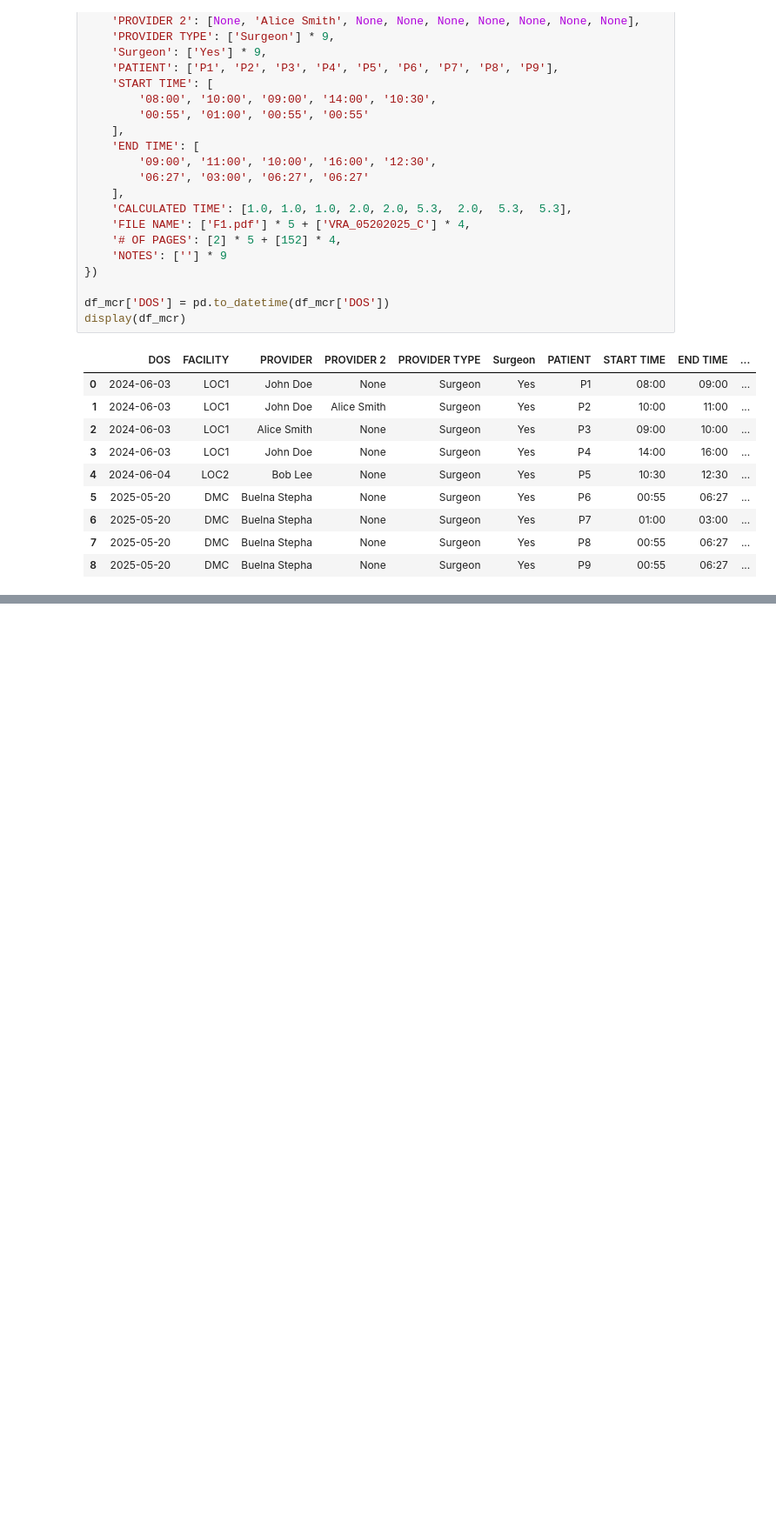
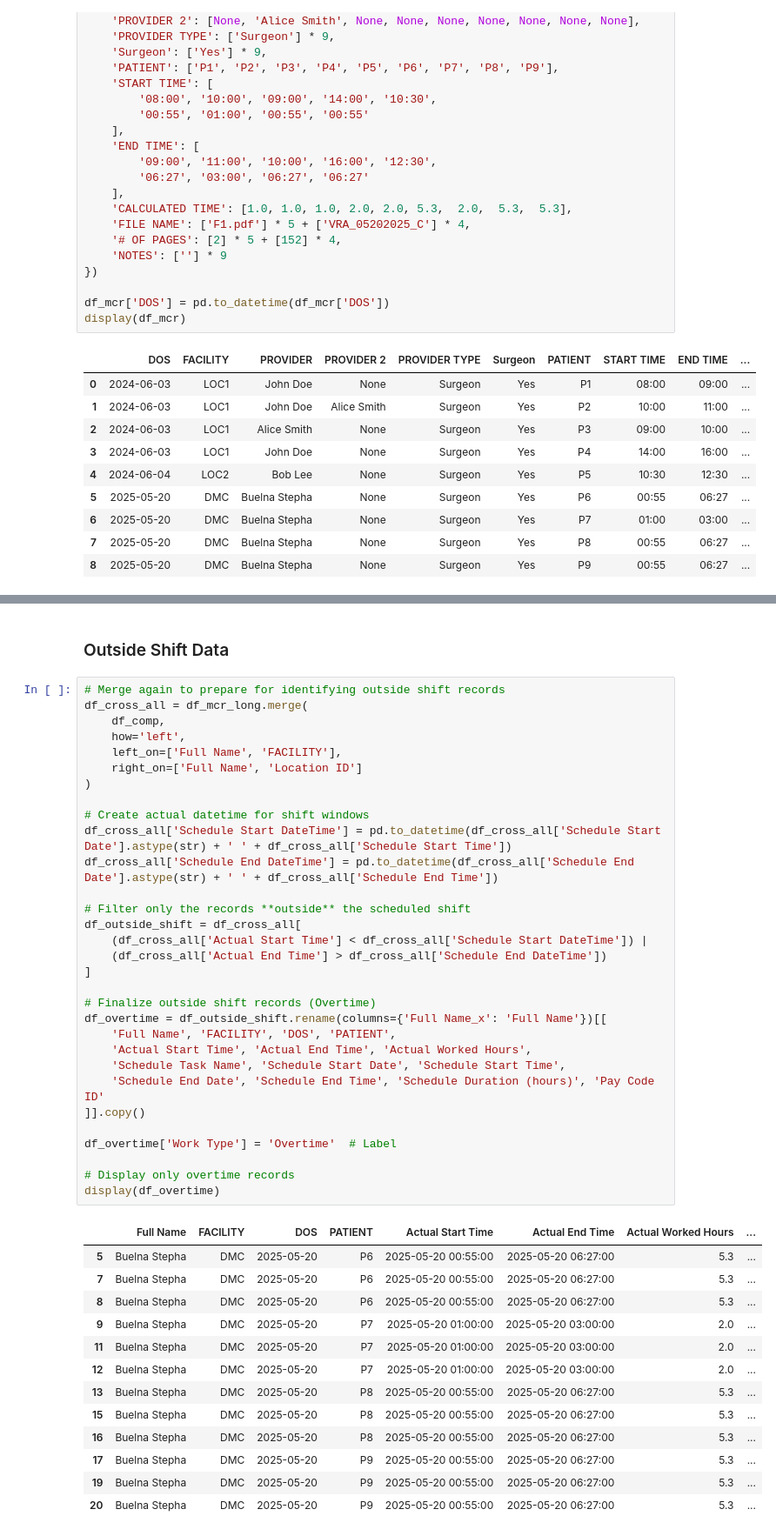
Before and after one commit to RajuNaik/Project-K, a Jupyter notebook: Actual_Working_Hours.ipynb, the cells around one changed output, grey strips where cells are left out. Shown: that part at 87% size. Cells and saved outputs as stored; diff of their text form; blank space fills up the shorter version.

```diff
--- a/Actual_Working_Hours.ipynb
+++ b/Actual_Working_Hours.ipynb
@@ -180,3 +187,50 @@ display(df_result)
 | 1 | Buelna Stepha | DMC | 2025-05-20 | P7 | 2025-05-20 01:00:00 | 2025-05-20 03:00:00 | 2.0 | ... |
 | 2 | Buelna Stepha | DMC | 2025-05-20 | P8 | 2025-05-20 00:55:00 | 2025-05-20 06:27:00 | 5.3 | ... |
 | 3 | Buelna Stepha | DMC | 2025-05-20 | P9 | 2025-05-20 00:55:00 | 2025-05-20 06:27:00 | 5.3 | ... |
+# %% [markdown]
+### Outside Shift Data
+# %%
+# Merge again to prepare for identifying outside shift records
+df_cross_all = df_mcr_long.merge(
+    df_comp,
+    how='left',
+    left_on=['Full Name', 'FACILITY'],
+    right_on=['Full Name', 'Location ID']
+)
+
+# Create actual datetime for shift windows
+df_cross_all['Schedule Start DateTime'] = pd.to_datetime(df_cross_all['Schedule Start Date'].astype(str) + ' ' + df_cross_all['Schedule Start Time'])
+df_cross_all['Schedule End DateTime'] = pd.to_datetime(df_cross_all['Schedule End Date'].astype(str) + ' ' + df_cross_all['Schedule End Time'])
+
+# Filter only the records **outside** the scheduled shift
+df_outside_shift = df_cross_all[
+    (df_cross_all['Actual Start Time'] < df_cross_all['Schedule Start DateTime']) |
+    (df_cross_all['Actual End Time'] > df_cross_all['Schedule End DateTime'])
+]
+
+# Finalize outside shift records (Overtime)
+df_overtime = df_outside_shift.rename(columns={'Full Name_x': 'Full Name'})[[
+    'Full Name', 'FACILITY', 'DOS', 'PATIENT',
+    'Actual Start Time', 'Actual End Time', 'Actual Worked Hours',
+    'Schedule Task Name', 'Schedule Start Date', 'Schedule Start Time',
+    'Schedule End Date', 'Schedule End Time', 'Schedule Duration (hours)', 'Pay Code ID'
+]].copy()
+
+df_overtime['Work Type'] = 'Overtime'  # Label
+
+# Display only overtime records
+display(df_overtime)
+# %% [output]
+|  | Full Name | FACILITY | DOS | PATIENT | Actual Start Time | Actual End Time | Actual Worked Hours | ... |
+| 5 | Buelna Stepha | DMC | 2025-05-20 | P6 | 2025-05-20 00:55:00 | 2025-05-20 06:27:00 | 5.3 | ... |
+| 7 | Buelna Stepha | DMC | 2025-05-20 | P6 | 2025-05-20 00:55:00 | 2025-05-20 06:27:00 | 5.3 | ... |
+| 8 | Buelna Stepha | DMC | 2025-05-20 | P6 | 2025-05-20 00:55:00 | 2025-05-20 06:27:00 | 5.3 | ... |
+| 9 | Buelna Stepha | DMC | 2025-05-20 | P7 | 2025-05-20 01:00:00 | 2025-05-20 03:00:00 | 2.0 | ... |
+| 11 | Buelna Stepha | DMC | 2025-05-20 | P7 | 2025-05-20 01:00:00 | 2025-05-20 03:00:00 | 2.0 | ... |
+| 12 | Buelna Stepha | DMC | 2025-05-20 | P7 | 2025-05-20 01:00:00 | 2025-05-20 03:00:00 | 2.0 | ... |
+| 13 | Buelna Stepha | DMC | 2025-05-20 | P8 | 2025-05-20 00:55:00 | 2025-05-20 06:27:00 | 5.3 | ... |
+| 15 | Buelna Stepha | DMC | 2025-05-20 | P8 | 2025-05-20 00:55:00 | 2025-05-20 06:27:00 | 5.3 | ... |
+| 16 | Buelna Stepha | DMC | 2025-05-20 | P8 | 2025-05-20 00:55:00 | 2025-05-20 06:27:00 | 5.3 | ... |
+| 17 | Buelna Stepha | DMC | 2025-05-20 | P9 | 2025-05-20 00:55:00 | 2025-05-20 06:27:00 | 5.3 | ... |
+| 19 | Buelna Stepha | DMC | 2025-05-20 | P9 | 2025-05-20 00:55:00 | 2025-05-20 06:27:00 | 5.3 | ... |
+| 20 | Buelna Stepha | DMC | 2025-05-20 | P9 | 2025-05-20 00:55:00 | 2025-05-20 06:27:00 | 5.3 | ... |
```
Also changed, not shown: parts of 7 cells of this notebook.
